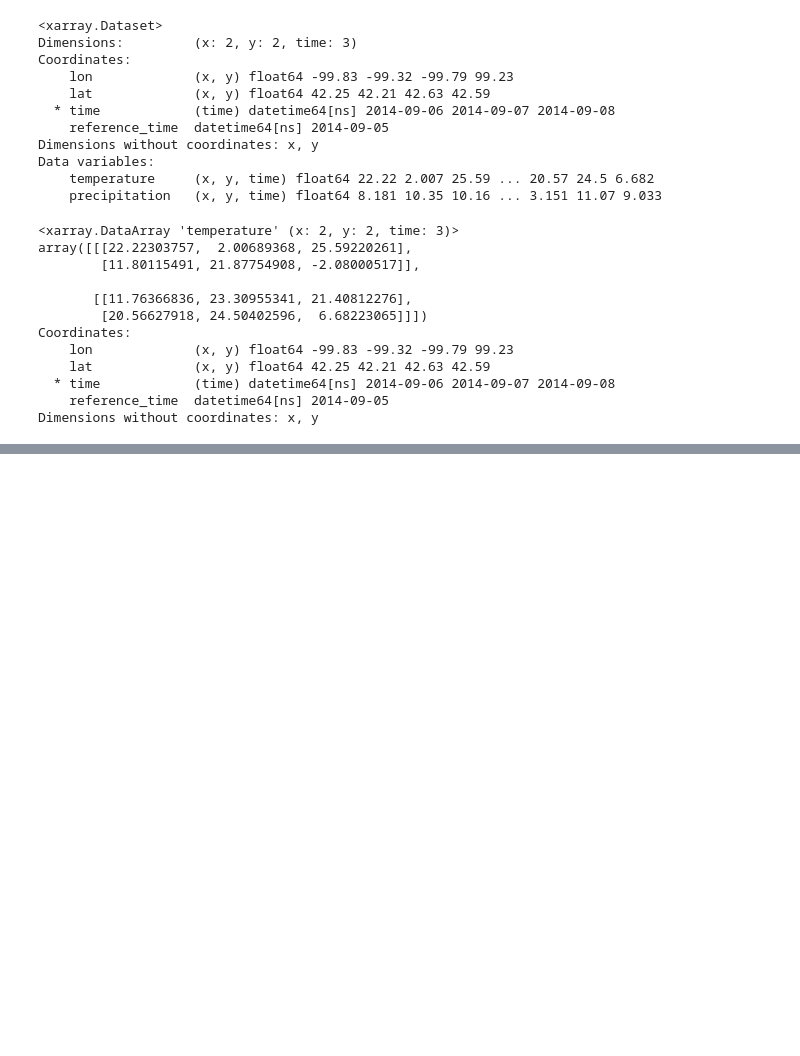
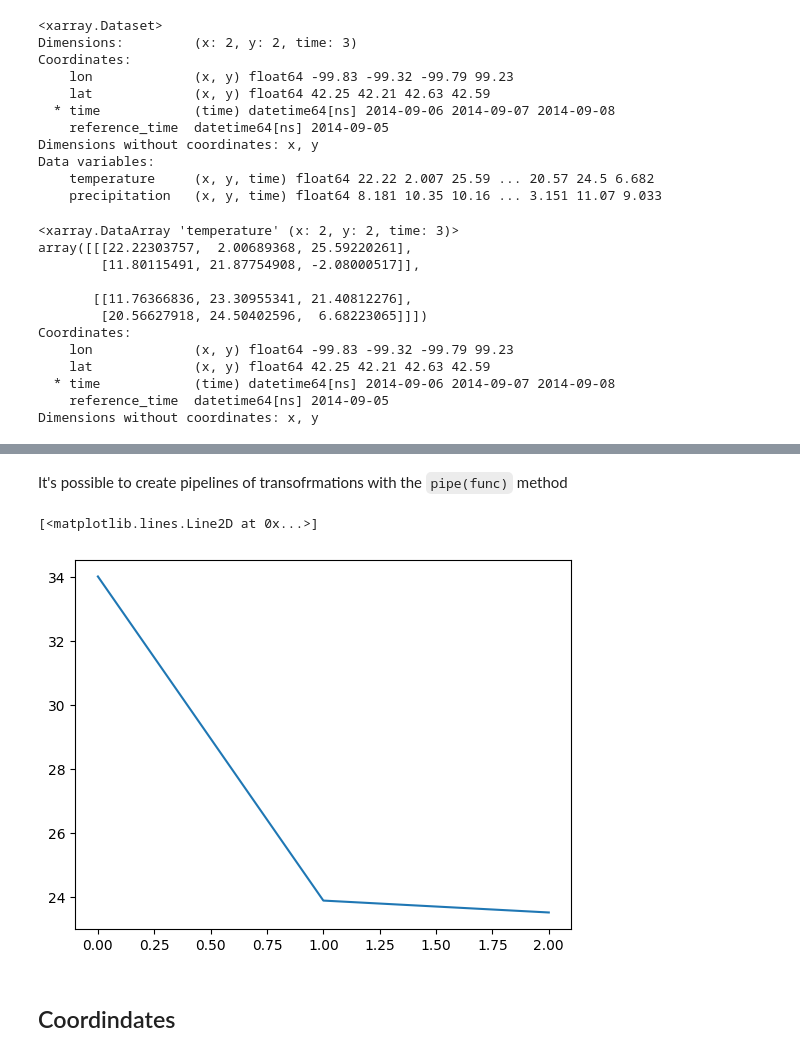
Before and after one commit to S-furi/uni-internship, a Jupyter notebook: py/src/Xarr.ipynb, the cells around one changed output, grey strips where cells are left out. Saved outputs shown, nothing was run; the diff lists cells and outputs as text; code cells hidden in the pictures; blank space fills up the shorter version.

```diff
--- a/py/src/Xarr.ipynb
+++ b/py/src/Xarr.ipynb
@@ -413,0 +443,2 @@ Data variables:
+# %% [markdown]
+It's possible to create pipelines of transofrmations with the `pipe(func)` method
@@ -413,0 +447,7 @@ Data variables:
+# %%
+(ds.temperature.sel(x=0).pipe(lambda x: x * 2).mean("y").pipe(plt.plot))
+# %% [output]
+[<matplotlib.lines.Line2D at 0x...>]
+[figure, added]
+# %% [markdown]
+## Coordindates
```
Also changed, not shown: parts of 87 cells of this notebook.
